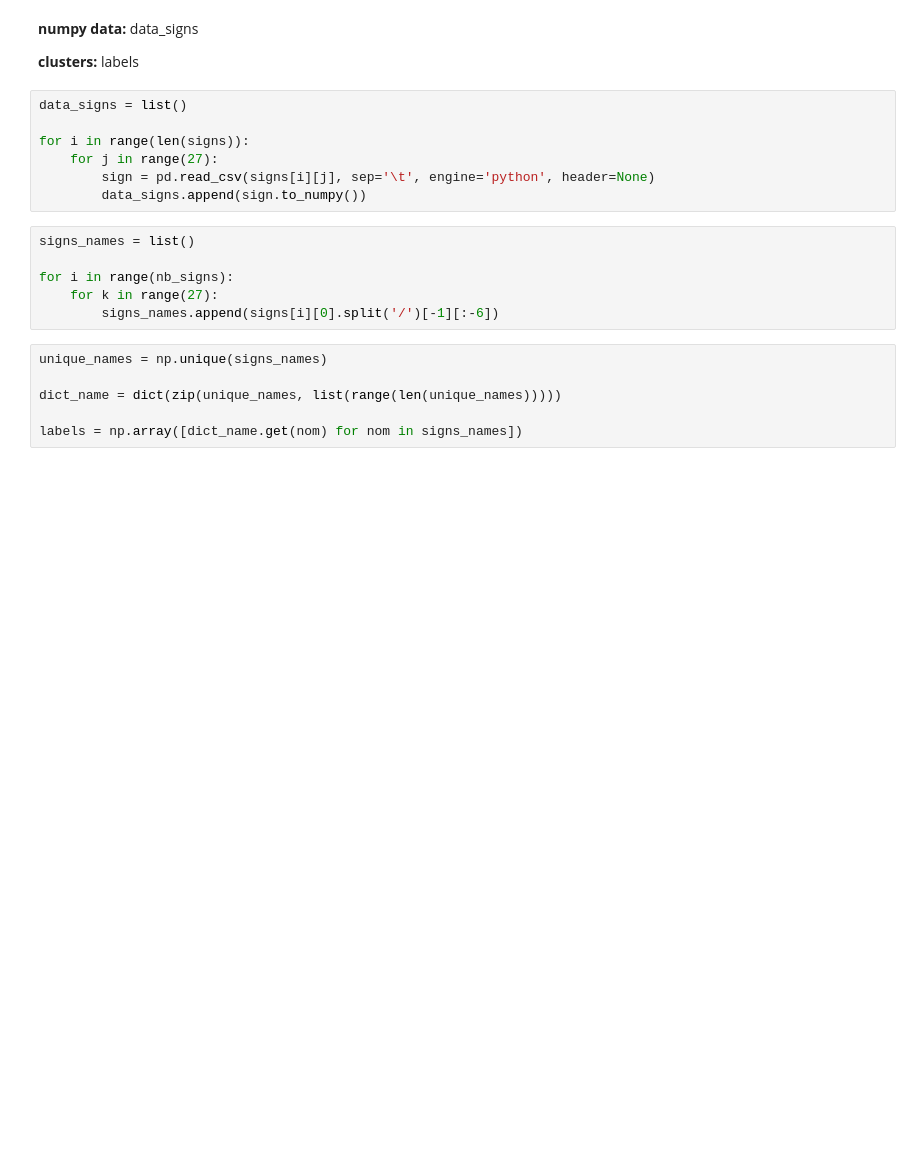
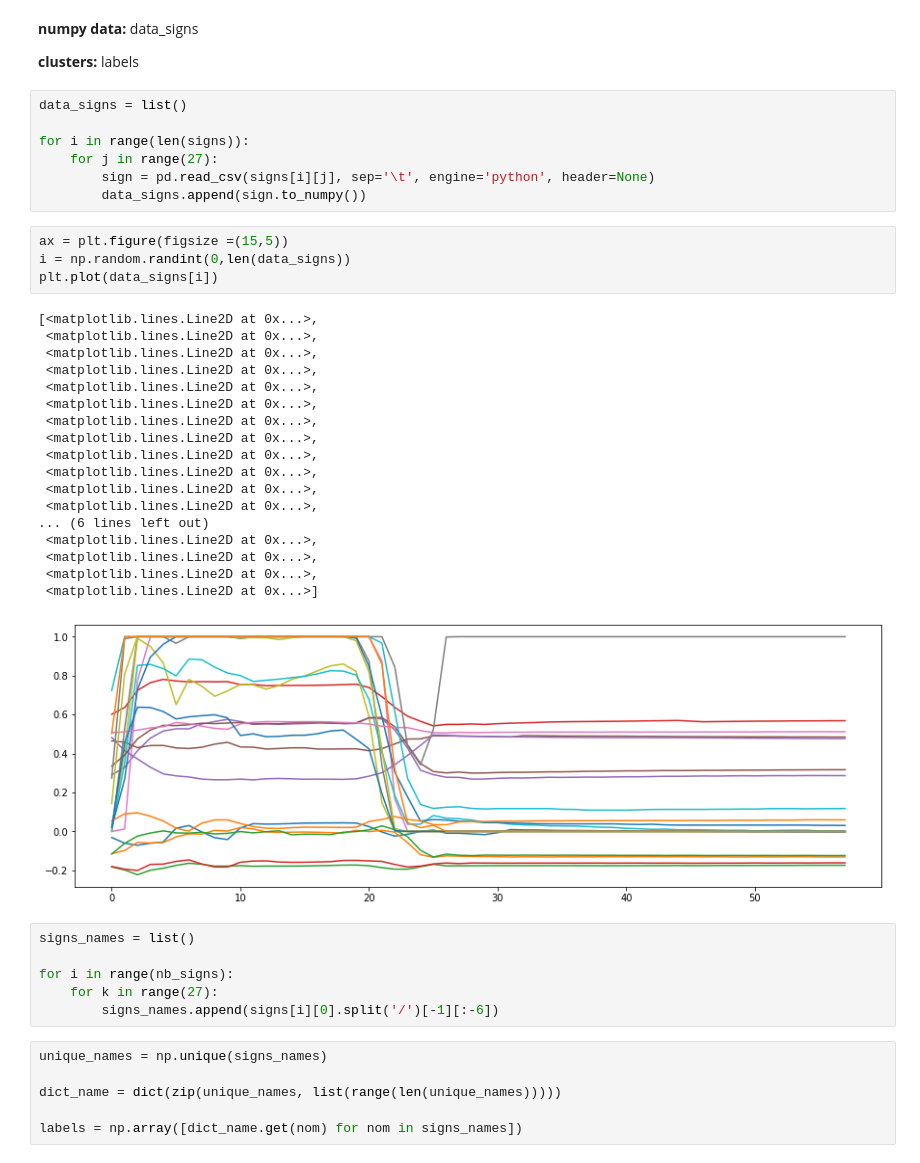
Before and after one commit to khaledlarbi/MVA_ML_for_TS, a Jupyter notebook: Datasets.ipynb, the cells around one changed output. Cells and saved outputs as stored; diff of their text form; blank space fills up the shorter version.

```diff
--- a/Datasets.ipynb
+++ b/Datasets.ipynb
@@ -401,6 +454,29 @@ for i in range(len(signs)):
     for j in range(27):
         sign = pd.read_csv(signs[i][j], sep='\t', engine='python', header=None)
         data_signs.append(sign.to_numpy())
+# %%
+ax = plt.figure(figsize =(15,5))
+i = np.random.randint(0,len(data_signs))
+plt.plot(data_signs[i])
+# %% [output]
+[<matplotlib.lines.Line2D at 0x...>,
+ <matplotlib.lines.Line2D at 0x...>,
+ <matplotlib.lines.Line2D at 0x...>,
+ <matplotlib.lines.Line2D at 0x...>,
+ <matplotlib.lines.Line2D at 0x...>,
+ <matplotlib.lines.Line2D at 0x...>,
+ <matplotlib.lines.Line2D at 0x...>,
+ <matplotlib.lines.Line2D at 0x...>,
+ <matplotlib.lines.Line2D at 0x...>,
+ <matplotlib.lines.Line2D at 0x...>,
+ <matplotlib.lines.Line2D at 0x...>,
+ <matplotlib.lines.Line2D at 0x...>,
+... (6 lines left out)
+ <matplotlib.lines.Line2D at 0x...>,
+ <matplotlib.lines.Line2D at 0x...>,
+ <matplotlib.lines.Line2D at 0x...>,
+ <matplotlib.lines.Line2D at 0x...>]
+[figure, added]
 # %%
 signs_names = list()
 
```
Also changed, not shown: parts of 24 cells of this notebook.
